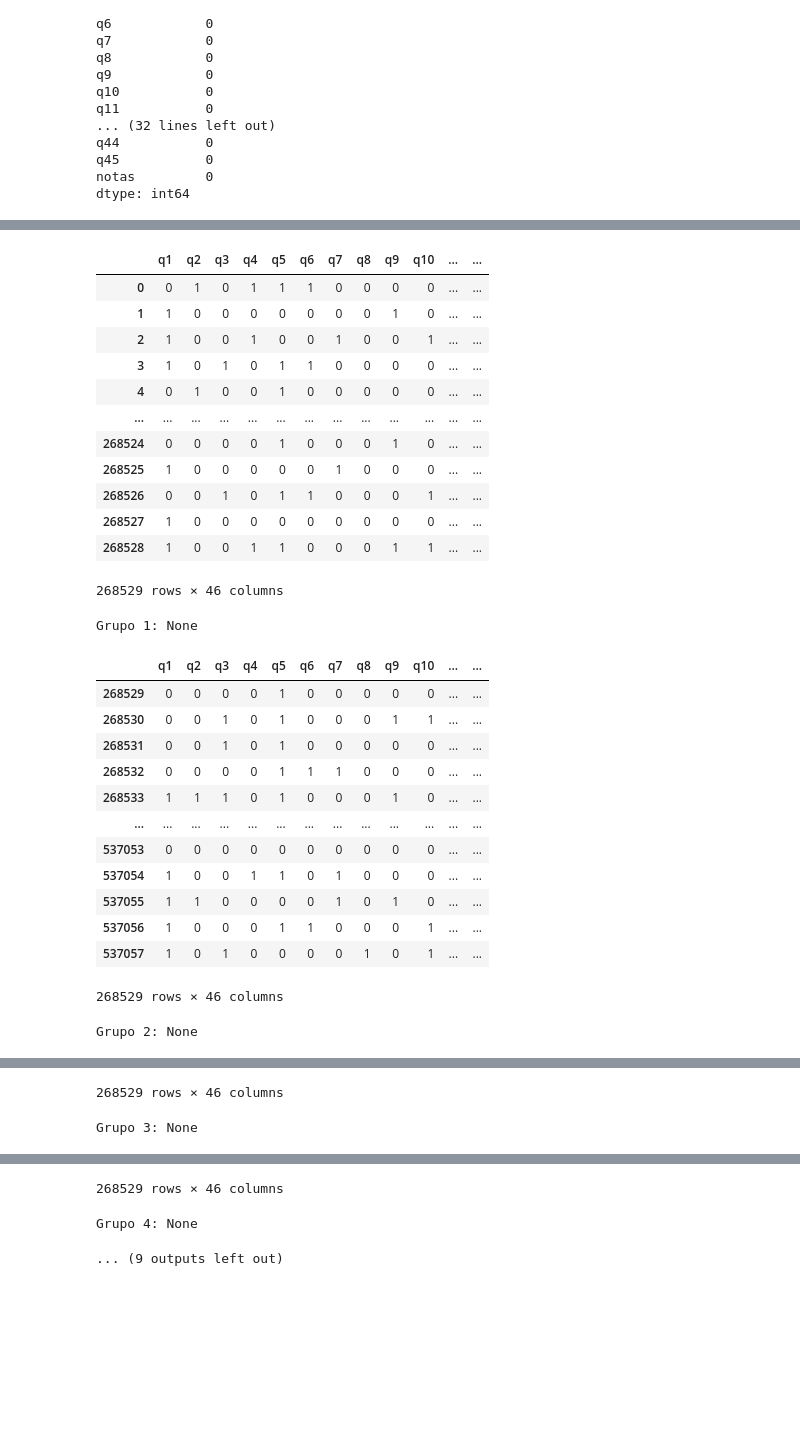
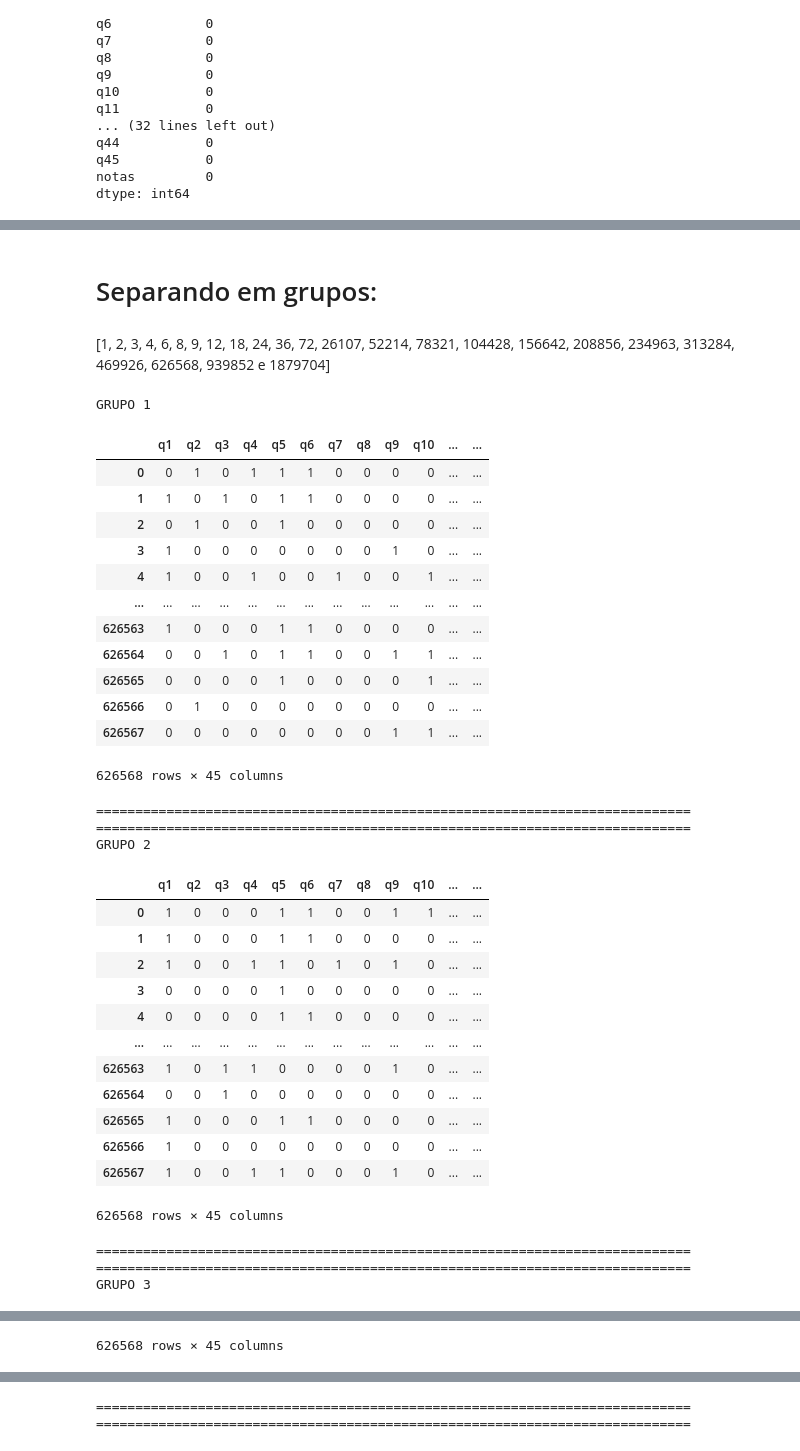
Before and after one commit to Gus-1003/Projeto_Pesquisa_Enem, a Jupyter notebook: Enem2021_TRI.ipynb, the cells around one changed output, grey strips where cells are left out. Cells and saved outputs as stored; diff of their text form; code cells hidden in the pictures; blank space fills up the shorter version.

```diff
--- a/Enem2021_TRI.ipynb
+++ b/Enem2021_TRI.ipynb
@@ -164,0 +178,3 @@ dados.drop('Unnamed: 0', axis=1, inplace=True)
+# %%
+dados.drop('notas', axis=1, inplace=True)
+dados
@@ -165,43 +195,58 @@ dados.drop('Unnamed: 0', axis=1, inplace=True)
+# %% [markdown]
+# Separando em grupos:
+# %% [markdown]
+[1, 2, 3, 4, 6, 8, 9, 12, 18, 24, 36, 72, 26107, 52214, 78321, 104428, 156642, 208856, 234963, 313284, 469926, 626568, 939852 e 1879704]
 # %%
+divisor = 3
+
 # Calcule o tamanho do grupo baseado no número de amostras e no número de grupos desejados
-tamanho_grupo = len(dados) // 7
+tamanho_grupo = len(dados) // divisor
 
 # Divida o DataFrame em 7 grupos com tamanhos aproximadamente iguais
-grupos = [dados.iloc[i*tamanho_grupo:(i+1)*tamanho_grupo] for i in range(7)]
+grupos = [dados.iloc[i*tamanho_grupo:(i+1)*tamanho_grupo] for i in range(divisor)]
 
 # Imprima os grupos criados
 for i, grupo in enumerate(grupos):
+
   '''o método reset_index() do objeto DataFrame do pandas para redefinir o índice das linhas do DataFrame dados.'''
-  dados.reset_index(drop=True, inplace=True)
+  grupo.reset_index(drop=True, inplace=True)
 
-  print(f'Grupo {i + 1}: {display(grupo)}') # Mostra apenas as primeiras linhas do grupo para fins de exemplo
+  print('GRUPO ' + str(i + 1))
+  display(grupo)
+  print('============================================================================')
+  print('============================================================================')
 # %% [output]
+GRUPO 1
 |  | q1 | q2 | q3 | q4 | q5 | q6 | q7 | q8 | q9 | q10 | ... | ... |
 | 0 | 0 | 1 | 0 | 1 | 1 | 1 | 0 | 0 | 0 | 0 | ... | ... |
-| 1 | 1 | 0 | 0 | 0 | 0 | 0 | 0 | 0 | 1 | 0 | ... | ... |
-| 2 | 1 | 0 | 0 | 1 | 0 | 0 | 1 | 0 | 0 | 1 | ... | ... |
-| 3 | 1 | 0 | 1 | 0 | 1 | 1 | 0 | 0 | 0 | 0 | ... | ... |
-| 4 | 0 | 1 | 0 | 0 | 1 | 0 | 0 | 0 | 0 | 0 | ... | ... |
+| 1 | 1 | 0 | 1 | 0 | 1 | 1 | 0 | 0 | 0 | 0 | ... | ... |
+| 2 | 0 | 1 | 0 | 0 | 1 | 0 | 0 | 0 | 0 | 0 | ... | ... |
+| 3 | 1 | 0 | 0 | 0 | 0 | 0 | 0 | 0 | 1 | 0 | ... | ... |
+| 4 | 1 | 0 | 0 | 1 | 0 | 0 | 1 | 0 | 0 | 1 | ... | ... |
 | ... | ... | ... | ... | ... | ... | ... | ... | ... | ... | ... | ... | ... |
-| 268524 | 0 | 0 | 0 | 0 | 1 | 0 | 0 | 0 | 1 | 0 | ... | ... |
-| 268525 | 1 | 0 | 0 | 0 | 0 | 0 | 1 | 0 | 0 | 0 | ... | ... |
-| 268526 | 0 | 0 | 1 | 0 | 1 | 1 | 0 | 0 | 0 | 1 | ... | ... |
-| 268527 | 1 | 0 | 0 | 0 | 0 | 0 | 0 | 0 | 0 | 0 | ... | ... |
-| 268528 | 1 | 0 | 0 | 1 | 1 | 0 | 0 | 0 | 1 | 1 | ... | ... |
+| 626563 | 1 | 0 | 0 | 0 | 1 | 1 | 0 | 0 | 0 | 0 | ... | ... |
+| 626564 | 0 | 0 | 1 | 0 | 1 | 1 | 0 | 0 | 1 | 1 | ... | ... |
+| 626565 | 0 | 0 | 0 | 0 | 1 | 0 | 0 | 0 | 0 | 1 | ... | ... |
+| 626566 | 0 | 1 | 0 | 0 | 0 | 0 | 0 | 0 | 0 | 0 | ... | ... |
+| 626567 | 0 | 0 | 0 | 0 | 0 | 0 | 0 | 0 | 1 | 1 | ... | ... |
-268529 rows × 46 columns
-Grupo 1: None
+626568 rows × 45 columns
+============================================================================
+============================================================================
+GRUPO 2
 |  | q1 | q2 | q3 | q4 | q5 | q6 | q7 | q8 | q9 | q10 | ... | ... |
-| 268529 | 0 | 0 | 0 | 0 | 1 | 0 | 0 | 0 | 0 | 0 | ... | ... |
-| 268530 | 0 | 0 | 1 | 0 | 1 | 0 | 0 | 0 | 1 | 1 | ... | ... |
-| 268531 | 0 | 0 | 1 | 0 | 1 | 0 | 0 | 0 | 0 | 0 | ... | ... |
-| 268532 | 0 | 0 | 0 | 0 | 1 | 1 | 1 | 0 | 0 | 0 | ... | ... |
-| 268533 | 1 | 1 | 1 | 0 | 1 | 0 | 0 | 0 | 1 | 0 | ... | ... |
+| 0 | 1 | 0 | 0 | 0 | 1 | 1 | 0 | 0 | 1 | 1 | ... | ... |
+| 1 | 1 | 0 | 0 | 0 | 1 | 1 | 0 | 0 | 0 | 0 | ... | ... |
+| 2 | 1 | 0 | 0 | 1 | 1 | 0 | 1 | 0 | 1 | 0 | ... | ... |
+| 3 | 0 | 0 | 0 | 0 | 1 | 0 | 0 | 0 | 0 | 0 | ... | ... |
+| 4 | 0 | 0 | 0 | 0 | 1 | 1 | 0 | 0 | 0 | 0 | ... | ... |
 | ... | ... | ... | ... | ... | ... | ... | ... | ... | ... | ... | ... | ... |
-| 537053 | 0 | 0 | 0 | 0 | 0 | 0 | 0 | 0 | 0 | 0 | ... | ... |
-| 537054 | 1 | 0 | 0 | 1 | 1 | 0 | 1 | 0 | 0 | 0 | ... | ... |
-| 537055 | 1 | 1 | 0 | 0 | 0 | 0 | 1 | 0 | 1 | 0 | ... | ... |
-| 537056 | 1 | 0 | 0 | 0 | 1 | 1 | 0 | 0 | 0 | 1 | ... | ... |
-| 537057 | 1 | 0 | 1 | 0 | 0 | 0 | 0 | 1 | 0 | 1 | ... | ... |
+| 626563 | 1 | 0 | 1 | 1 | 0 | 0 | 0 | 0 | 1 | 0 | ... | ... |
+| 626564 | 0 | 0 | 1 | 0 | 0 | 0 | 0 | 0 | 0 | 0 | ... | ... |
+| 626565 | 1 | 0 | 0 | 0 | 1 | 1 | 0 | 0 | 0 | 0 | ... | ... |
+| 626566 | 1 | 0 | 0 | 0 | 0 | 0 | 0 | 0 | 0 | 0 | ... | ... |
+| 626567 | 1 | 0 | 0 | 1 | 1 | 0 | 0 | 0 | 1 | 0 | ... | ... |
-268529 rows × 46 columns
-Grupo 2: None
+626568 rows × 45 columns
+============================================================================
+============================================================================
+GRUPO 3
 |  | q1 | q2 | q3 | q4 | q5 | q6 | q7 | q8 | q9 | q10 | ... | ... |
@@ -219,2 +264 @@ Grupo 2: None
-268529 rows × 46 columns
-Grupo 3: None
+626568 rows × 45 columns
@@ -233,3 +265,2 @@ Grupo 3: None
-268529 rows × 46 columns
+============================================================================
+============================================================================
-Grupo 4: None
-... (9 outputs left out)
```
Also changed, not shown: parts of 25 cells of this notebook.
